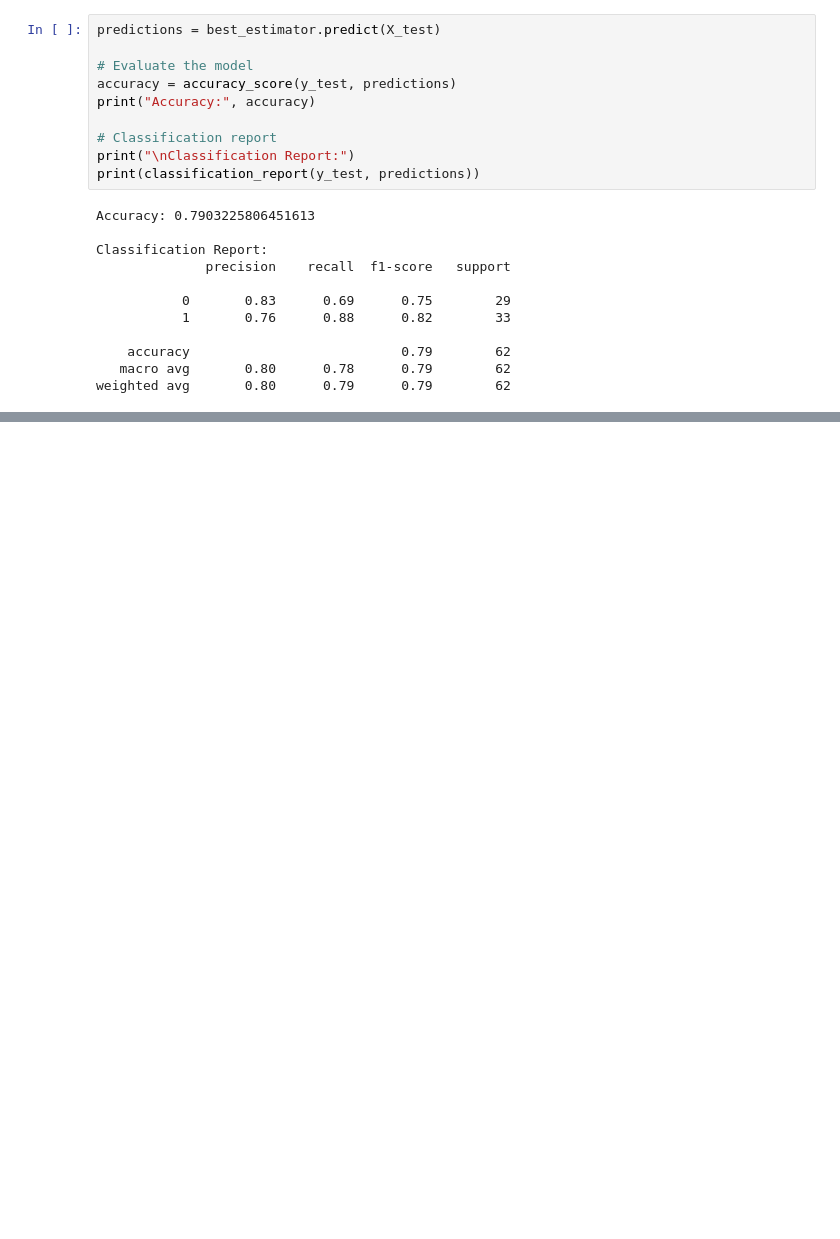
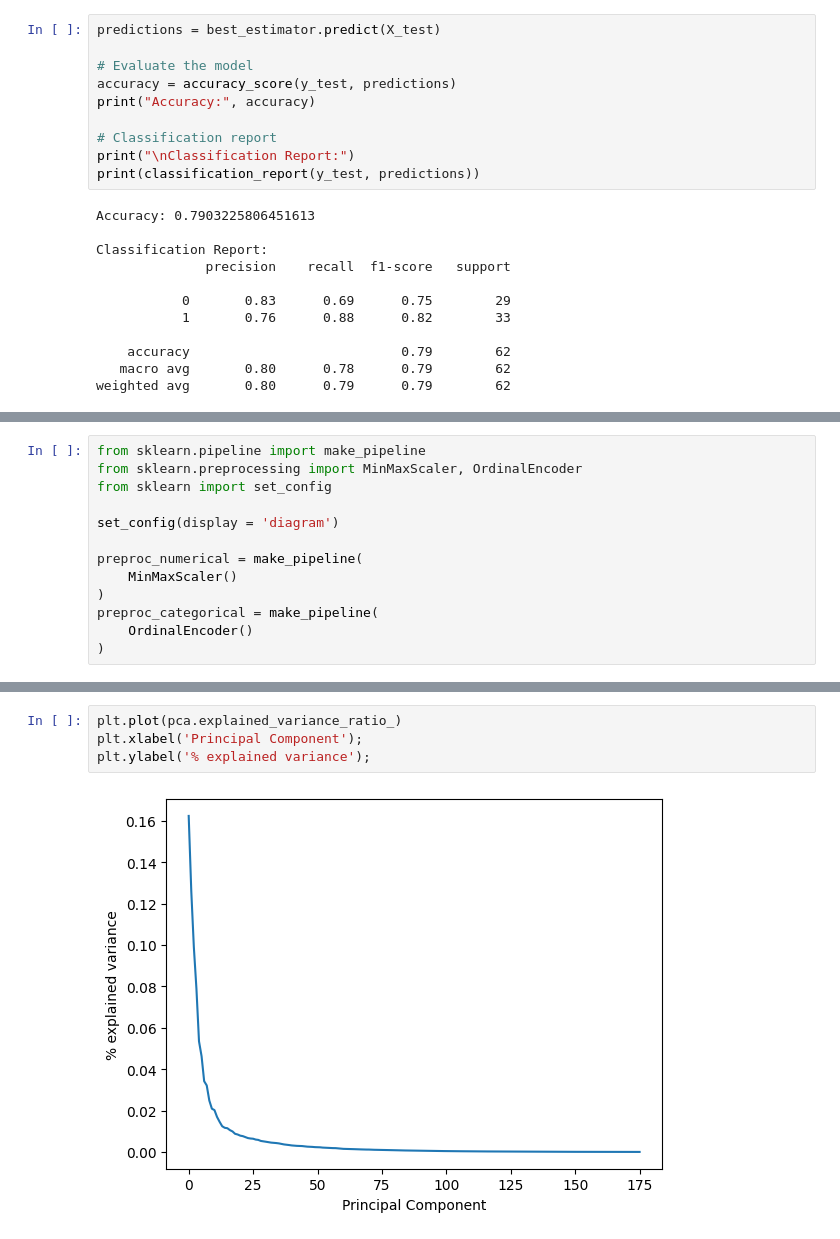
Before and after one commit to Klara-haas/brain_proteomics, a Jupyter notebook: model/model_notebook.ipynb, the cells around one changed output, grey strips where cells are left out. Cells and saved outputs as stored; diff of their text form; blank space fills up the shorter version.

```diff
--- a/model/model_notebook.ipynb
+++ b/model/model_notebook.ipynb
@@ -1600,0 +2088,13 @@ svc_bis = SGDClassifier(loss='hinge', penalty='l2', alpha=1/10)
+# %%
+from sklearn.pipeline import make_pipeline
+from sklearn.preprocessing import MinMaxScaler, OrdinalEncoder
+from sklearn import set_config
+
+set_config(display = 'diagram')
+
+preproc_numerical = make_pipeline(
+    MinMaxScaler()
+)
+preproc_categorical = make_pipeline(
+    OrdinalEncoder()
+)
@@ -1600,0 +2318,6 @@ svc_bis = SGDClassifier(loss='hinge', penalty='l2', alpha=1/10)
+# %%
+plt.plot(pca.explained_variance_ratio_)
+plt.xlabel('Principal Component');
+plt.ylabel('% explained variance');
+# %% [output]
+[figure, added]
```
Also changed, not shown: parts of 93 cells of this notebook.
